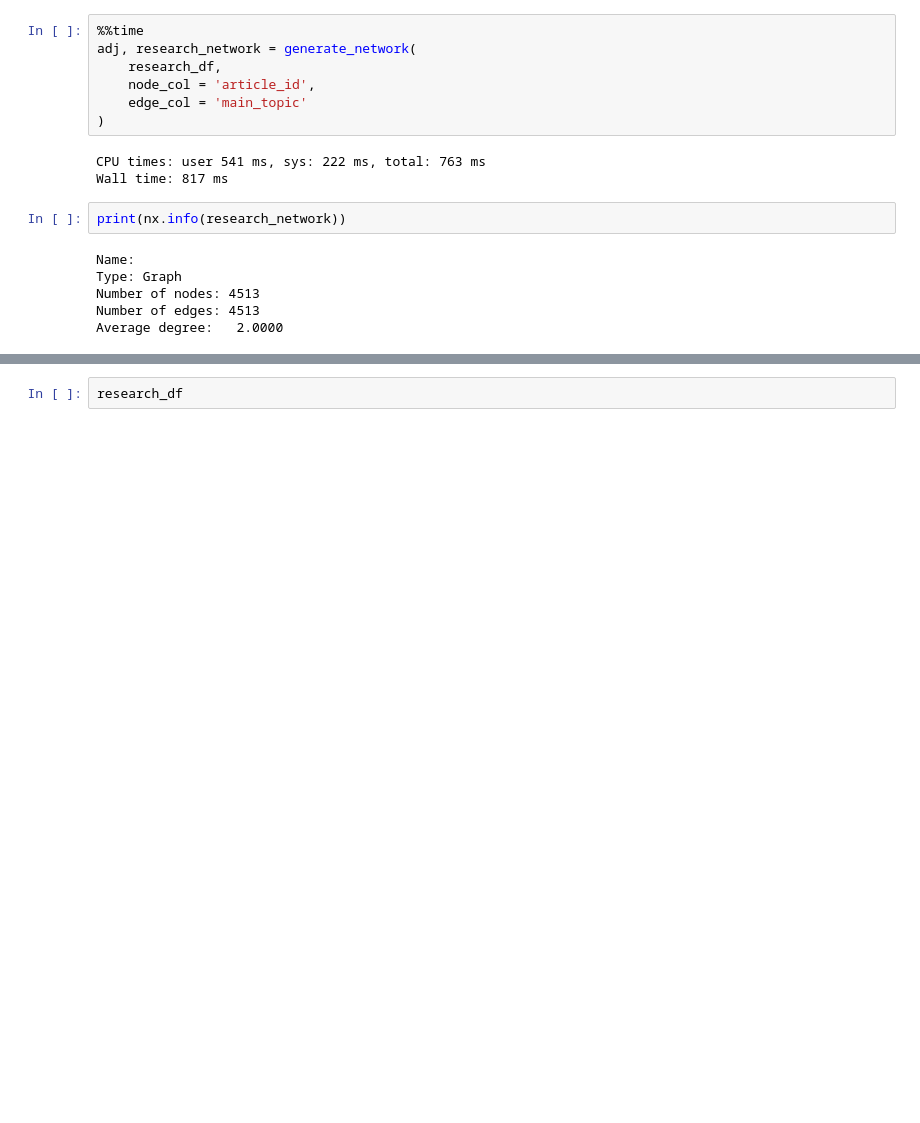
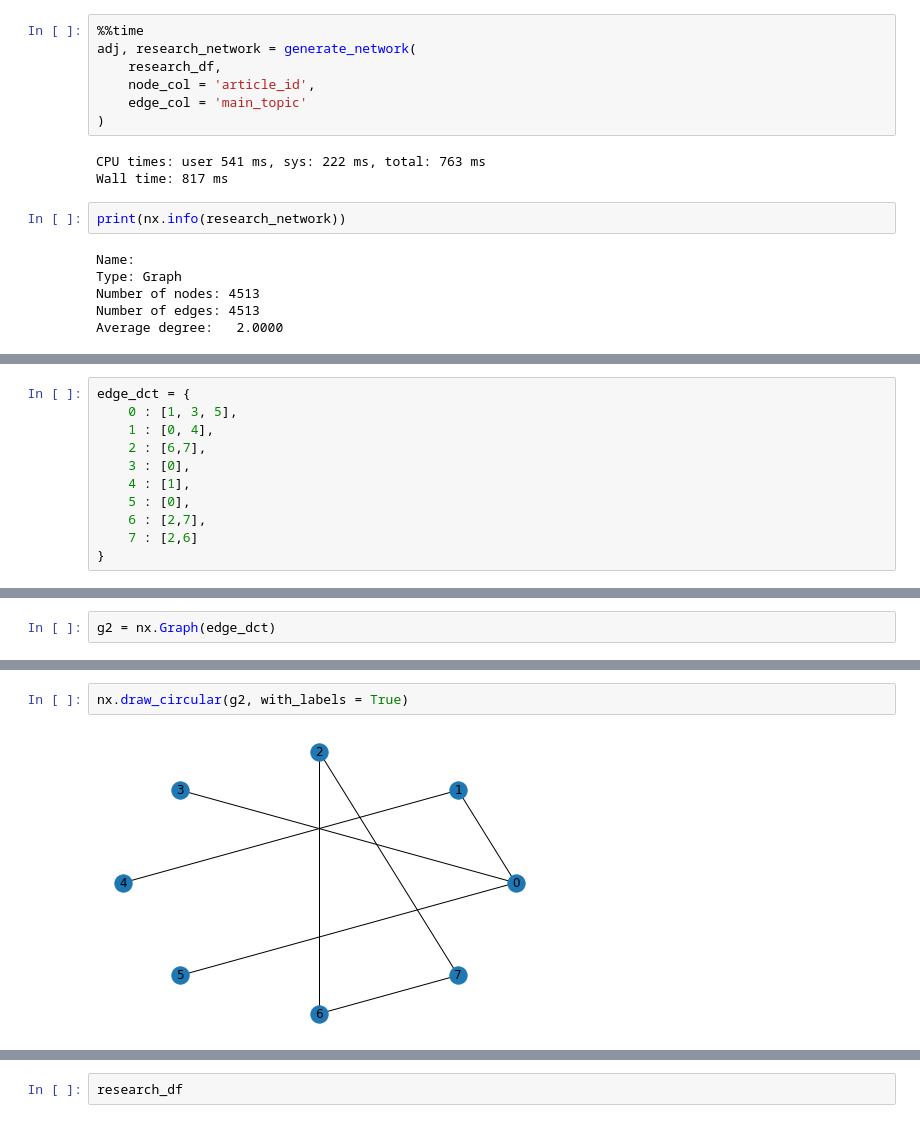
Before and after one commit to vatsal220/medium_articles, a Jupyter notebook: link_prediction/link_prediction.ipynb, the cells around one changed output, grey strips where cells are left out. Drawn from its saved outputs; the diff is of its cells as text; blank space fills up the shorter version.

```diff
--- a/link_prediction/link_prediction.ipynb
+++ b/link_prediction/link_prediction.ipynb
@@ -207,0 +248,11 @@ test = pd.DataFrame.from_dict({
+# %%
+edge_dct = {
+    0 : [1, 3, 5],
+    1 : [0, 4],
+    2 : [6,7],
+    3 : [0],
+    4 : [1],
+    5 : [0],
+    6 : [2,7],
+    7 : [2,6]
+}
@@ -207,0 +273,2 @@ test = pd.DataFrame.from_dict({
+# %%
+g2 = nx.Graph(edge_dct)
@@ -207,0 +283,4 @@ test = pd.DataFrame.from_dict({
+# %%
+nx.draw_circular(g2, with_labels = True)
+# %% [output]
+[figure, added]
```
Also changed, not shown: parts of 26 cells of this notebook.
